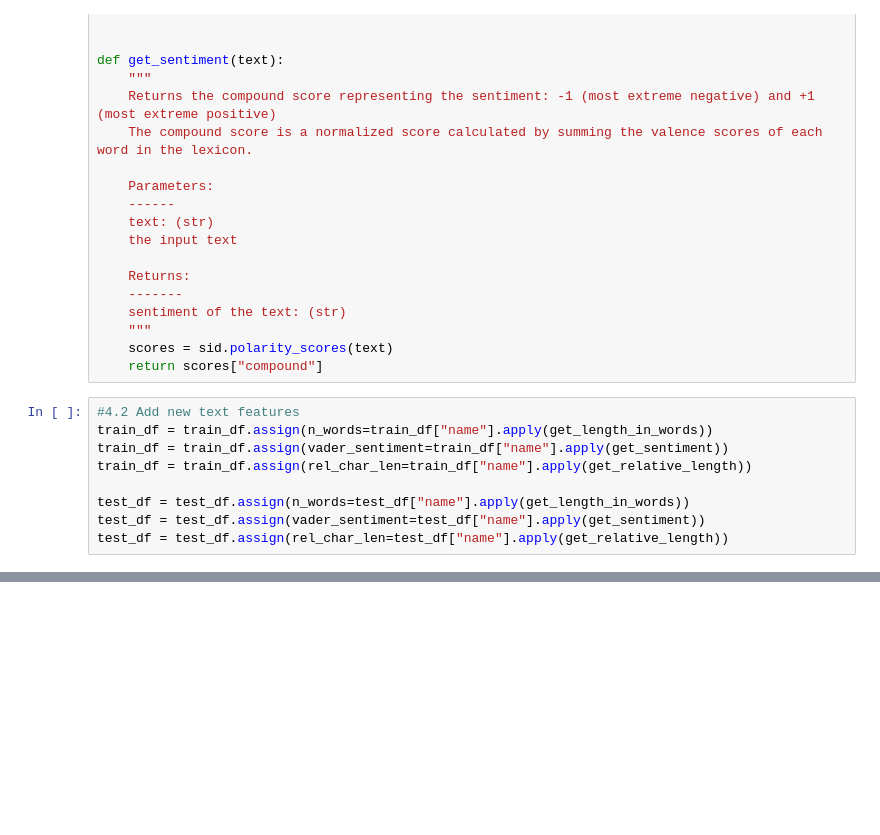
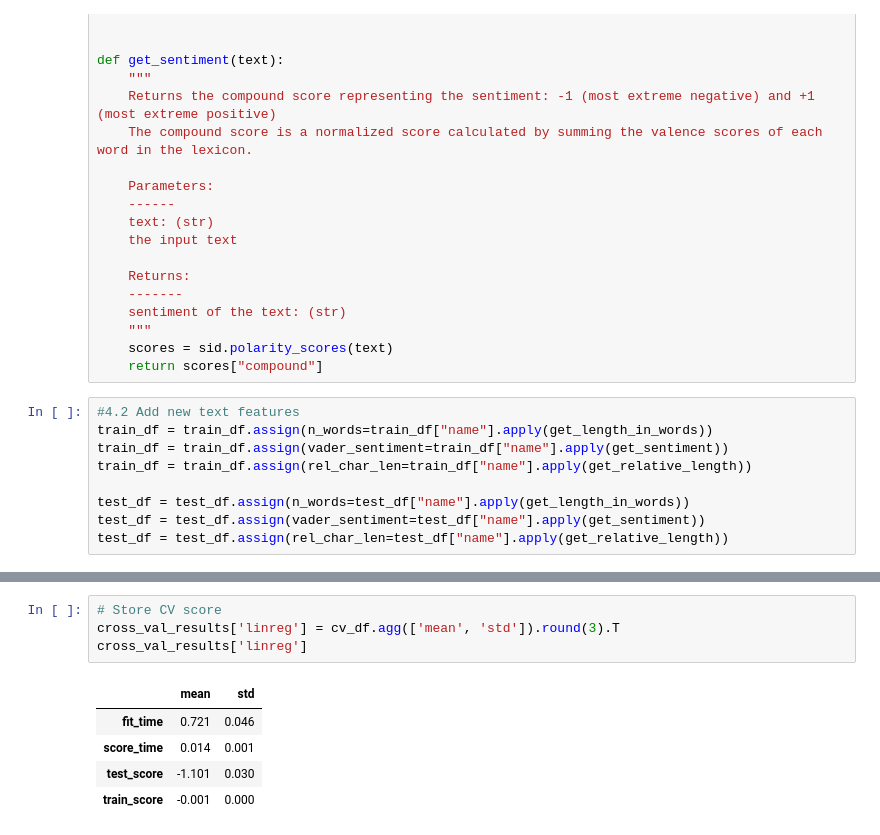
Before and after one commit to Suraporn/airBnB_data_analysis, a Jupyter notebook: airbnb.ipynb, the cells around one changed output, grey strips where cells are left out. Saved outputs shown, nothing was run; the diff lists cells and outputs as text; blank space fills up the shorter version.

```diff
--- a/airbnb.ipynb
+++ b/airbnb.ipynb
@@ -653,0 +787,10 @@ train_df.head()
+# %%
+# Store CV score
+cross_val_results['linreg'] = cv_df.agg(['mean', 'std']).round(3).T
+cross_val_results['linreg']
+# %% [output]
+|  | mean | std |
+| fit_time | 0.721 | 0.046 |
+| score_time | 0.014 | 0.001 |
+| test_score | -1.101 | 0.030 |
+| train_score | -0.001 | 0.000 |
```
Also changed, not shown: parts of 21 cells of this notebook.
